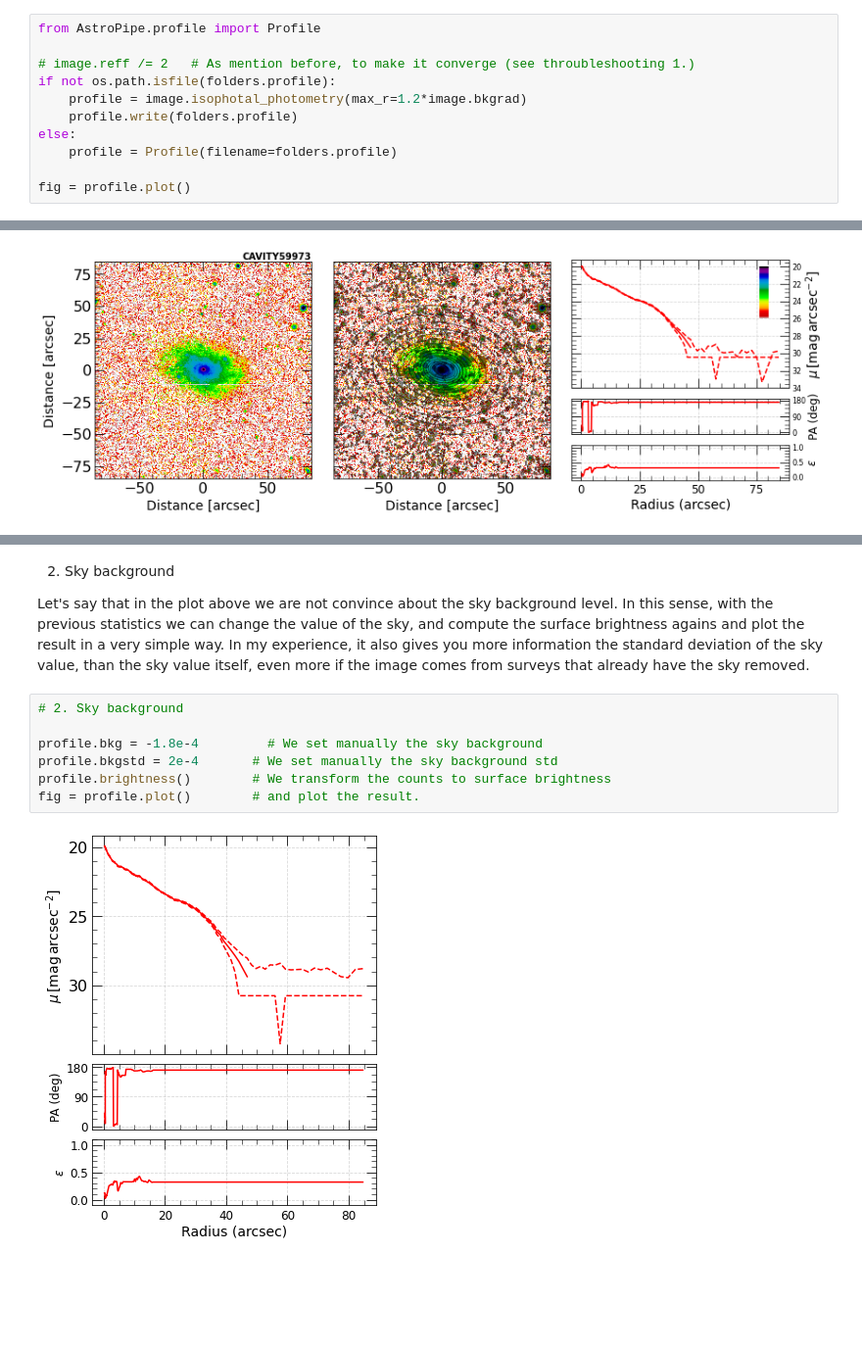
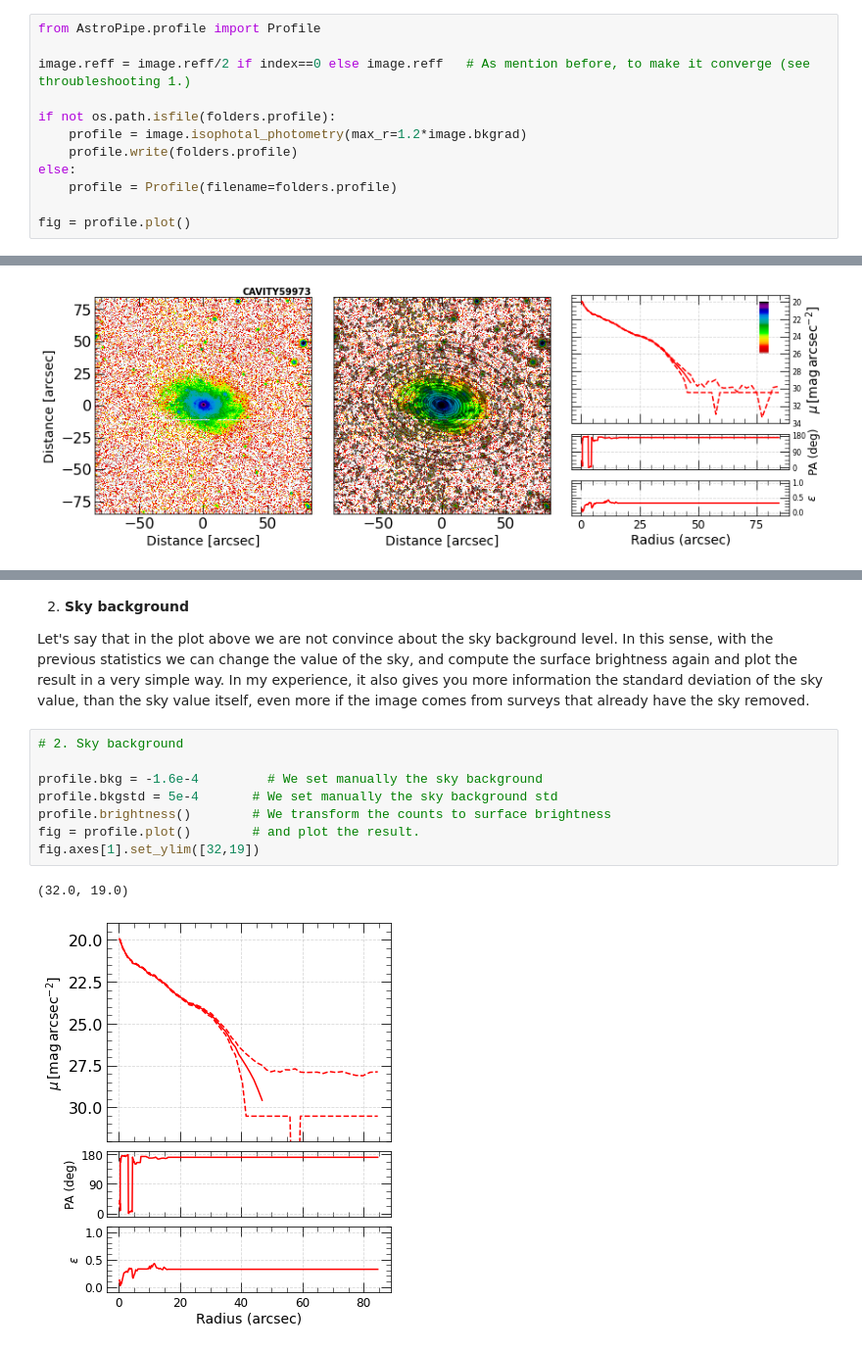
Before and after one commit to PabloMSanAla/AstroPipe, a Jupyter notebook: demos/cavity.ipynb, the cells around one changed output, grey strips where cells are left out. Shown at 98% size. Drawn from its saved outputs; the diff is of its cells as text; blank space fills up the shorter version.

```diff
--- a/demos/cavity.ipynb
+++ b/demos/cavity.ipynb
@@ -130,7 +129,8 @@ We will use the **Elliptical Isophote Analysis** method implemented in *photutil
 # %%
 from AstroPipe.profile import Profile
 
-# image.reff /= 2   # As mention before, to make it converge (see throubleshooting 1.)
+image.reff = image.reff/2 if index==0 else image.reff   # As mention before, to make it converge (see throubleshooting 1.)
+
 if not os.path.isfile(folders.profile):
     profile = image.isophotal_photometry(max_r=1.2*image.bkgrad)
     profile.write(folders.profile)
@@ -168,13 +191,15 @@ ax.add_patch(ellipse_patch)
 # %% [markdown]
-2. Sky background
+2. **Sky background**
 
-Let's say that in the plot above we are not convince about the sky background level. In this sense, with the previous statistics we can change the value of the sky, and compute the surface brightness agains and plot the result in a very simple way. In my experience, it also gives you more information the standard deviation of the sky value, than the sky value itself, even more if the image comes from surveys that already have the sky removed.
+Let's say that in the plot above we are not convince about the sky background level. In this sense, with the previous statistics we can change the value of the sky, and compute the surface brightness again and plot the result in a very simple way. In my experience, it also gives you more information the standard deviation of the sky value, than the sky value itself, even more if the image comes from surveys that already have the sky removed.
 # %%
 # 2. Sky background
 
-profile.bkg = -1.8e-4         # We set manually the sky background
-profile.bkgstd = 2e-4       # We set manually the sky background std
+profile.bkg = -1.6e-4         # We set manually the sky background
+profile.bkgstd = 5e-4       # We set manually the sky background std
 profile.brightness()        # We transform the counts to surface brightness
 fig = profile.plot()        # and plot the result.
+fig.axes[1].set_ylim([32,19])
 # %% [output]
+(32.0, 19.0)
-[figure, old version]
+[figure, new version]
```
Also changed, not shown: parts of 17 cells of this notebook, 4 other files.
